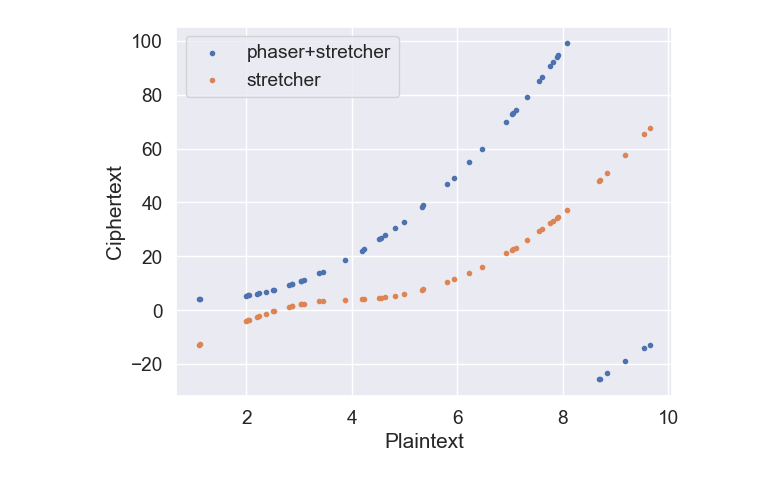
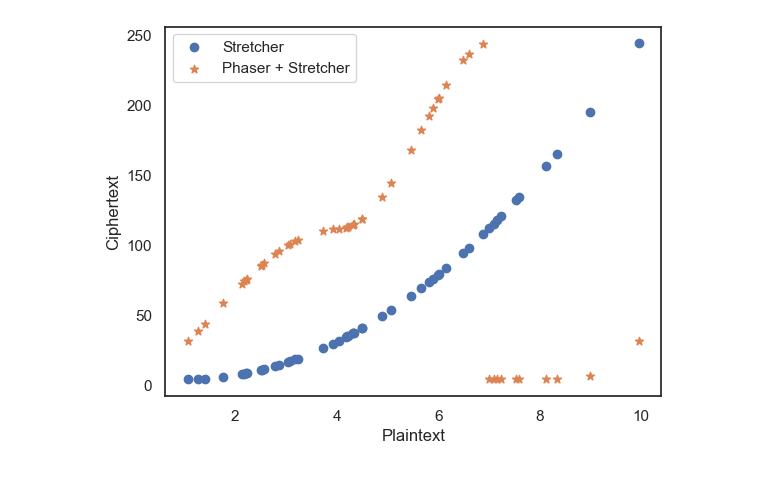
Before and after one commit to Carudy/phaserTree, a Jupyter notebook: plot.ipynb, the cells around one changed output. Cells and saved outputs as stored; diff of their text form; code cells hidden in the pictures.

```diff
--- a/plot.ipynb
+++ b/plot.ipynb
@@ -6,5 +6,9 @@ import matplotlib.pyplot as plt
 import pandas as pd
 from sklearn import datasets
 from sklearn import preprocessing
+import itertools
+from  matplotlib.ticker import FuncFormatter
+
+sns.set_theme(style="white", palette="pastel")
 # %%
 # adv dist
@@ -37,15 +44,29 @@ plt.savefig(r'D:\work\phase_tree/figure/adv1.pdf')
 # %%
 # dist1 2
-sns.set(font_scale=1.5)
+sns.set(font_scale=2)
+sns.set(rc={'figure.figsize':(24, 18)})
+sns.set_theme(style="white", palette=None)
+
 xs = np.random.normal(size=3000)
 
 fig = sns.displot(xs, kind="kde")
 fig.set_axis_labels('$X$')
-fig.savefig(r'D:\work\phase_tree/dis1.pdf')
+fig.savefig(r'D:\work\phase_tree/figure/dis1.pdf', bbox_inches='tight')
 
-pa = Phaser(xs, (max(xs)-min(xs)) * 0.5)
-xx = [pa(x) for x in xs]
+pa = SplinePhaser(xs, 6)
+xx = pa(xs)
 
 fig = sns.displot(xx, kind="kde")
 fig.set_axis_labels('$X$')
-fig.savefig(r'D:\work\phase_tree/dis2.pdf')
+fig.savefig(r'D:\work\phase_tree/figure/dis2.pdf', bbox_inches='tight')
+
+plt.clf()
+f = pa.spline
+x_new = np.linspace(min(xs), max(xs), 100)
+y_new = f(x_new)
+fig = sns.lineplot(x=x_new, y=y_new)
+fig.set_xlabel('$X$')
+fig.set_ylabel('$Y$')
+# plt.plot(x_new, y_new)
+plt.savefig(r'D:\work\phase_tree/figure/mapping.pdf', bbox_inches='tight')
+# plt.show()
@@ -52,25 +80,28 @@ fig.savefig(r'D:\work\phase_tree/dis2.pdf')
 # %%
 # pole
-sns.set(font_scale=1.25)
+sns.set(font_scale=1.3)
+sns.set_theme(style="white", palette=None)
 # xs = np.random.normal(size=3000)
 xs = np.random.uniform(1, 10, 50)
 xs = sorted(xs)
 
 ope = OPE()
-pa = Phaser(xs, (max(xs)-min(xs)) * 0.33)
+pa = SplinePhaser(xs, 3)
+
+xp = pa(xs)
 xx = [ope(pa(x)) for x in xs]
 xy =[ope(x) for x in xs]
 
 # fig = sns.lineplot({xs[i]: xx[i] for i in range(len(xx))})
-plt.scatter(xs, xx, marker='.', label='phaser+stretcher')
-plt.scatter(xs, xy, marker='.', label='stretcher')
+plt.scatter(xs, xy, marker='o', label='Stretcher')
+plt.scatter(xs, xx, marker='*', label='Phaser + Stretcher')
 plt.xlabel('Plaintext')
 plt.ylabel('Ciphertext')
 plt.legend()
 # fig.set_axis_labels('$X$')
-plt.savefig(r'D:\work\phase_tree/figure/pole.pdf')
+plt.savefig(r'D:\work\phase_tree/figure/pole.pdf', bbox_inches='tight')
 # %% [output]
-[figure, old version]
+[figure, new version]
 # %%
 # dist3 4
 sns.set(font_scale=1.5)
```
Also changed, not shown: parts of 9 cells of this notebook, 26 other files.
